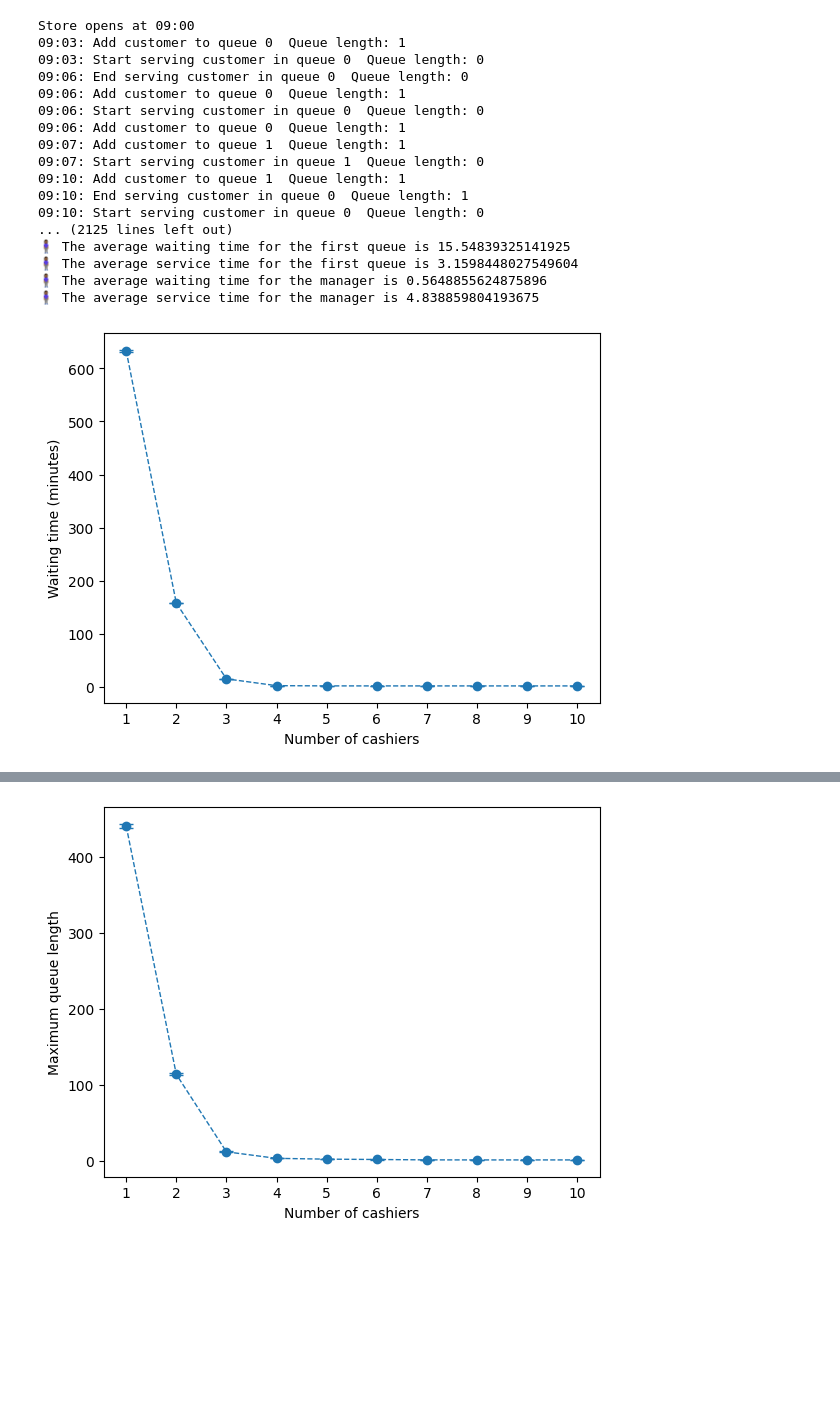
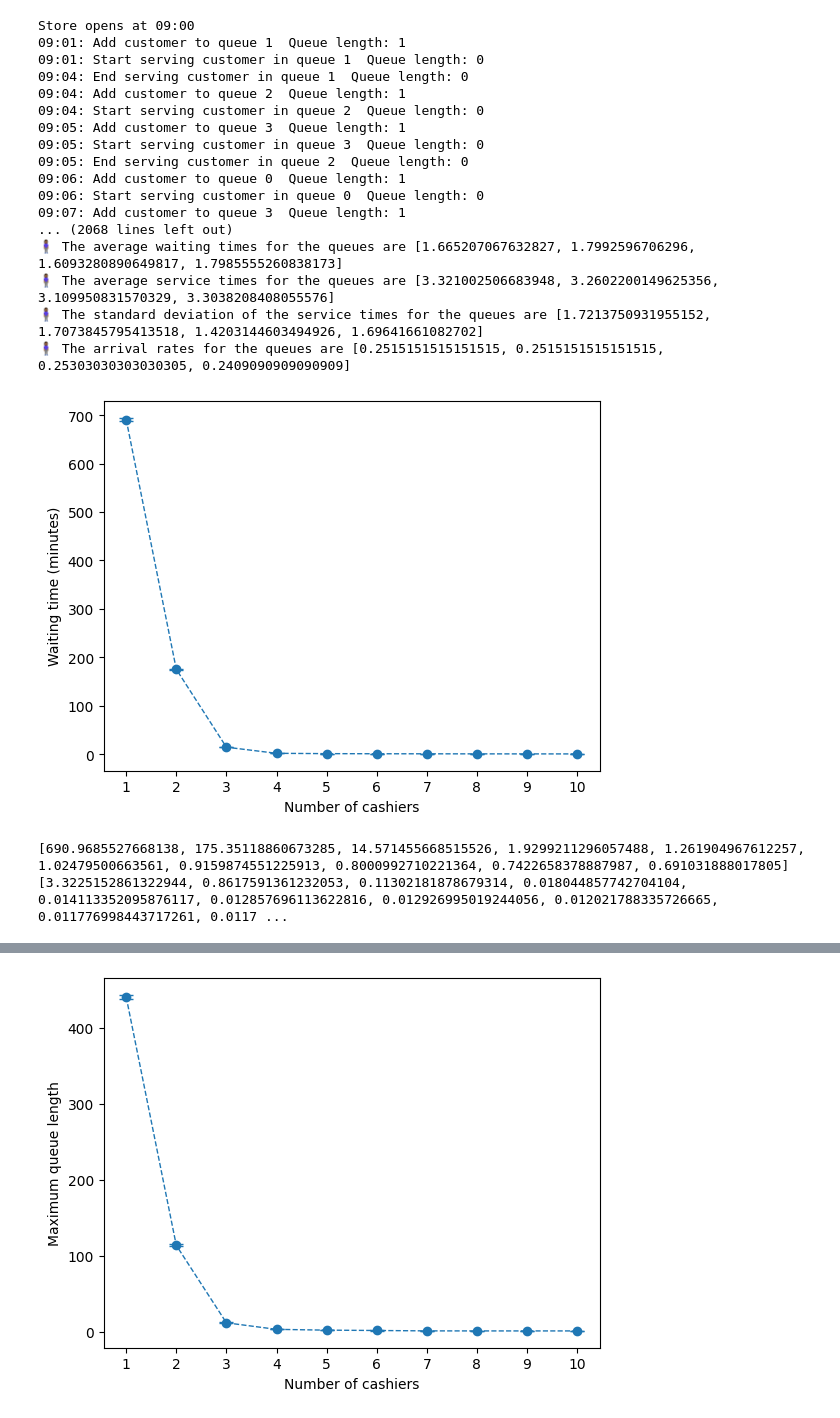
Before and after one commit to rebe121314/CS166-Assignemnt1, a Jupyter notebook: queue_draft.ipynb, the cells around one changed output, grey strips where cells are left out. Cells and saved outputs as stored; diff of their text form; code cells hidden in the pictures; blank space fills up the shorter version.

```diff
--- a/queue_draft.ipynb
+++ b/queue_draft.ipynb
@@ -301,56 +305,67 @@ def run_simulation(arrival_distribution, service_distribution, manager_distribut
 # %%
 arrival_distribution = sts.expon(scale=1)
 service_distribution = sts.norm(loc=3, scale=1)
-manager_distribution = sts.norm(loc=5, scale=2**0.5)
-queue_count = 3
+manager_distribution = sts.norm(loc=5, scale=2)
+queue_count = 4
 grocery_store, schedule = run_simulation(arrival_distribution=arrival_distribution, service_distribution=service_distribution, manager_distribution=manager_distribution, queue_count=queue_count, log_events=True)
-print(f'🧍🏾‍♀️ There are {[queue.queue_length for queue in grocery_store.queues]} people in the queue')
-print(f'🧍🏾‍♀️ There are {grocery_store.manager.queue_length} people in the manager queue')
-print(f'🧍🏾‍♀️ The average waiting time for the first queue is {np.mean(grocery_store.queues[0].waiting_times)}')
-print(f'🧍🏾‍♀️ The average service time for the first queue is {np.mean(grocery_store.queues[0].service_times)}')
-print(f'🧍🏾‍♀️ The average waiting time for the manager is {np.mean(grocery_store.manager.waiting_times)}')
-print(f'🧍🏾‍♀️ The average service time for the manager is {np.mean(grocery_store.manager.service_times)}')
+print(f'🧍🏾‍♀️ There are {[len(queue) for queue in grocery_store.queues]} people in the queue')
+print(f'🧍🏾‍♀️ There are {len(grocery_store.manager)} people in the manager queue')
+# print(grocery_store.queues[0].waiting_times)
+# print(len(grocery_store.customers))
+# print(grocery_store.customers[1].waiting_time)
+# print(grocery_store.customers[0].service_time)
+print(f'🧍🏾‍♀️ The average waiting times for the queues are {[np.mean([customer.waiting_time for customer in queue.customers]) for queue in grocery_store.queues]}')
+print(f'🧍🏾‍♀️ The average service times for the queues are {[np.mean([customer.service_time for customer in queue.customers]) for queue in grocery_store.queues]}')
+print(f'🧍🏾‍♀️ The standard deviation of the service times for the queues are {[np.std([customer.service_time for customer in queue.customers]) for queue in grocery_store.queues]}')
+print(f'🧍🏾‍♀️ The arrival rates for the queues are {[len(queue.customers)/(grocery_store.store_close - grocery_store.store_open) for queue in grocery_store.queues]}')
+# print(f'🧍🏾‍♀️ The average waiting time for the manager is {np.mean([customer.waiting_time for customer in grocery_store.manager.customers])}')
+# print(f'🧍🏾‍♀️ The average service time for the manager is {np.mean([customer.service_time for customer in grocery_store.manager.customers])}')
 # %% [output]
 Store opens at 09:00
-09:03: Add customer to queue 0  Queue length: 1
-09:03: Start serving customer in queue 0  Queue length: 0
-09:06: End serving customer in queue 0  Queue length: 0
+09:01: Add customer to queue 1  Queue length: 1
+09:01: Start serving customer in queue 1  Queue length: 0
+09:04: End serving customer in queue 1  Queue length: 0
+09:04: Add customer to queue 2  Queue length: 1
+09:04: Start serving customer in queue 2  Queue length: 0
+09:05: Add customer to queue 3  Queue length: 1
+09:05: Start serving customer in queue 3  Queue length: 0
+09:05: End serving customer in queue 2  Queue length: 0
 09:06: Add customer to queue 0  Queue length: 1
 09:06: Start serving customer in queue 0  Queue length: 0
-09:06: Add customer to queue 0  Queue length: 1
-09:07: Add customer to queue 1  Queue length: 1
-09:07: Start serving customer in queue 1  Queue length: 0
-09:10: Add customer to queue 1  Queue length: 1
-09:10: End serving customer in queue 0  Queue length: 1
-09:10: Start serving customer in queue 0  Queue length: 0
-... (2125 lines left out)
-🧍🏾‍♀️ The average waiting time for the first queue is 15.54839325141925
-🧍🏾‍♀️ The average service time for the first queue is 3.1598448027549604
-🧍🏾‍♀️ The average waiting time for the manager is 0.5648855624875896
-🧍🏾‍♀️ The average service time for the manager is 4.838859804193675
+09:07: Add customer to queue 3  Queue length: 1
+... (2068 lines left out)
+🧍🏾‍♀️ The average waiting times for the queues are [1.665207067632827, 1.7992596706296, 1.6093280890649817, 1.7985555260838173]
+🧍🏾‍♀️ The average service times for the queues are [3.321002506683948, 3.2602200149625356, 3.109950831570329, 3.3038208408055576]
+🧍🏾‍♀️ The standard deviation of the service times for the queues are [1.7213750931955152, 1.7073845795413518, 1.4203144603494926, 1.69641661082702]
+🧍🏾‍♀️ The arrival rates for the queues are [0.2515151515151515, 0.2515151515151515, 0.25303030303030305, 0.2409090909090909]
 # %%
 from tqdm import tqdm
 
 cashiers = [i for i in range(1, 11)]
 trials = 100
 
 waiting_times_mean = []
 waiting_times_std = []
 
 for cashier_count in tqdm(cashiers):
     waiting_times = []
     for trial in range(trials):
         grocery_store, _ = run_simulation(arrival_distribution=arrival_distribution, service_distribution=service_distribution, manager_distribution=manager_distribution, queue_count=cashier_count, log_events=False)
         for queue in grocery_store.queues:
-            waiting_times = waiting_times + queue.waiting_times
-        waiting_times = waiting_times + grocery_store.manager.waiting_times
+            waiting_times = waiting_times + [customer.waiting_time for customer in queue.customers]
     waiting_times_mean.append(np.mean(waiting_times))
-    waiting_times_std.append(sts.sem(waiting_times))
+    waiting_times_std.append(1.96*sts.sem(waiting_times))
 
 plt.errorbar(cashiers, waiting_times_mean, waiting_times_std, marker='o', capsize=5, linestyle='--', linewidth=1)
 plt.xlabel('Number of cashiers')
 plt.xticks(cashiers)
 plt.ylabel('Waiting time (minutes)')
 plt.show()
 # %% [output]
-[figure, old version]
+[figure, new version]
+# %%
+print(waiting_times_mean)
+print(waiting_times_std)
+# %% [output]
+[690.9685527668138, 175.35118860673285, 14.571455668515526, 1.9299211296057488, 1.261904967612257, 1.02479500663561, 0.9159874551225913, 0.8000992710221364, 0.7422658378887987, 0.691031888017805]
+[3.3225152861322944, 0.8617591361232053, 0.11302181878679314, 0.018044857742704104, 0.014113352095876117, 0.012857696113622816, 0.012926995019244056, 0.012021788335726665, 0.011776998443717261, 0.0117 ...
```
Also changed, not shown: parts of 6 cells of this notebook.
